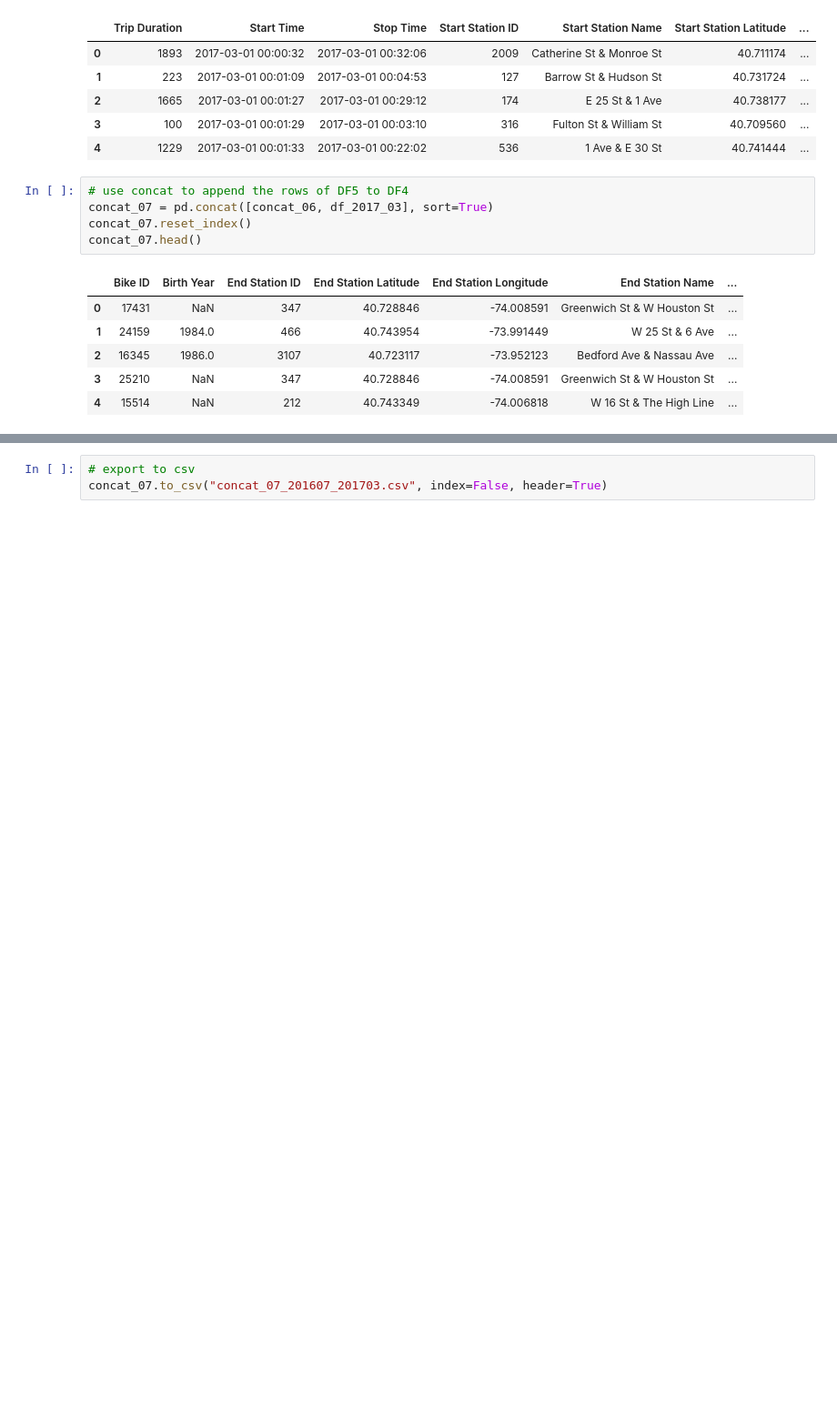
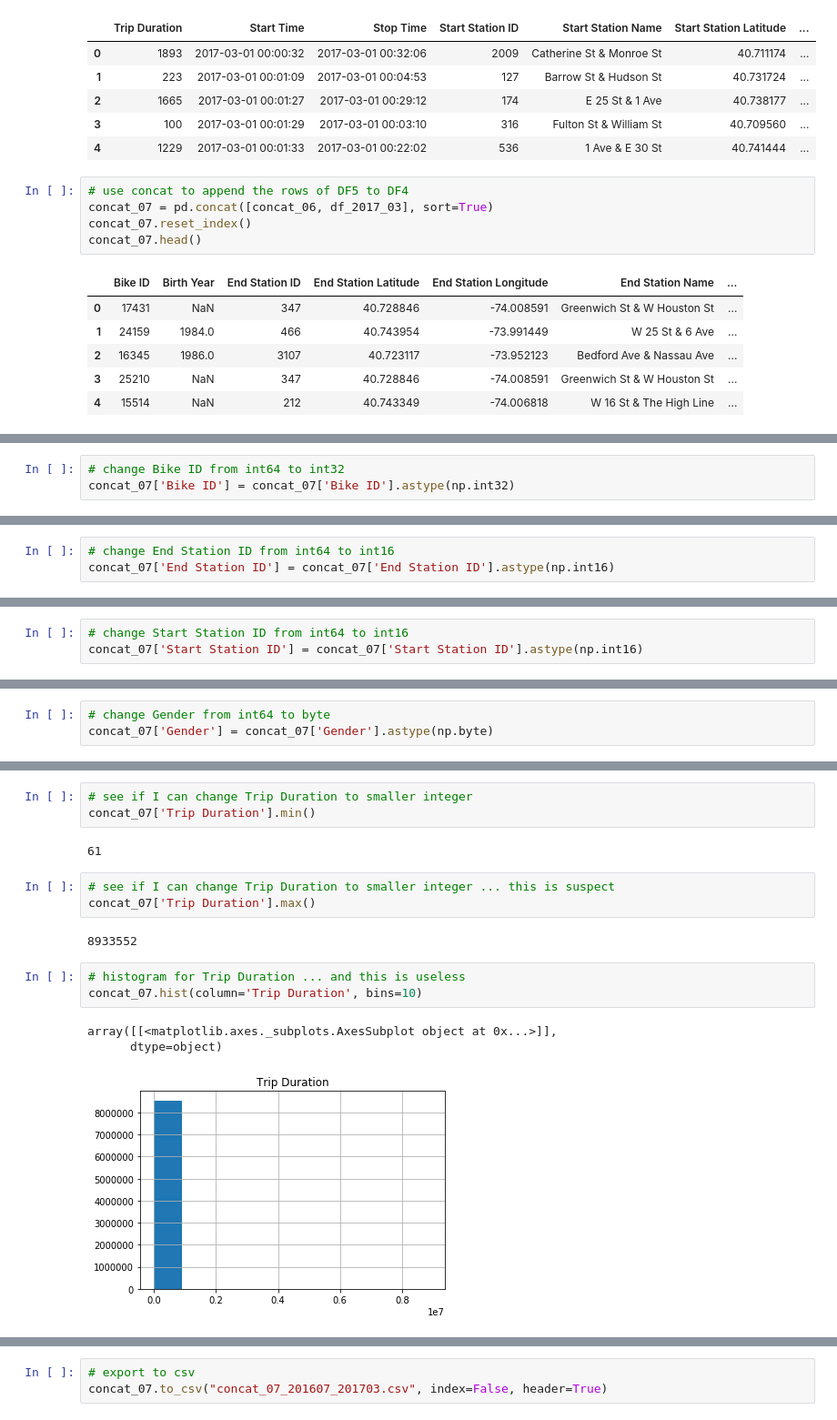
Before and after one commit to 3chords/biking_nyc, a Jupyter notebook: biking_nyc_July2016_to_Mar2017.ipynb, the cells around one changed output, grey strips where cells are left out. Shown: that part at 91% size. Drawn from its saved outputs; the diff is of its cells as text; blank space fills up the shorter version.

```diff
--- a/biking_nyc_July2016_to_Mar2017.ipynb
+++ b/biking_nyc_July2016_to_Mar2017.ipynb
@@ -555,0 +607,3 @@ dtype: int64
+# %%
+# change Bike ID from int64 to int32
+concat_07['Bike ID'] = concat_07['Bike ID'].astype(np.int32)
@@ -555,0 +640,3 @@ dtype: int64
+# %%
+# change End Station ID from int64 to int16
+concat_07['End Station ID'] = concat_07['End Station ID'].astype(np.int16)
@@ -555,0 +663,3 @@ dtype: int64
+# %%
+# change Start Station ID from int64 to int16
+concat_07['Start Station ID'] = concat_07['Start Station ID'].astype(np.int16)
@@ -555,0 +696,3 @@ dtype: int64
+# %%
+# change Gender from int64 to byte
+concat_07['Gender'] = concat_07['Gender'].astype(np.byte)
@@ -555,0 +719,17 @@ dtype: int64
+# %%
+# see if I can change Trip Duration to smaller integer
+concat_07['Trip Duration'].min()
+# %% [output]
+61
+# %%
+# see if I can change Trip Duration to smaller integer ... this is suspect
+concat_07['Trip Duration'].max()
+# %% [output]
+8933552
+# %%
+# histogram for Trip Duration ... and this is useless
+concat_07.hist(column='Trip Duration', bins=10)
+# %% [output]
+array([[<matplotlib.axes._subplots.AxesSubplot object at 0x...>]],
+      dtype=object)
+[figure, added]
```
Also changed, not shown: parts of 31 cells of this notebook.
